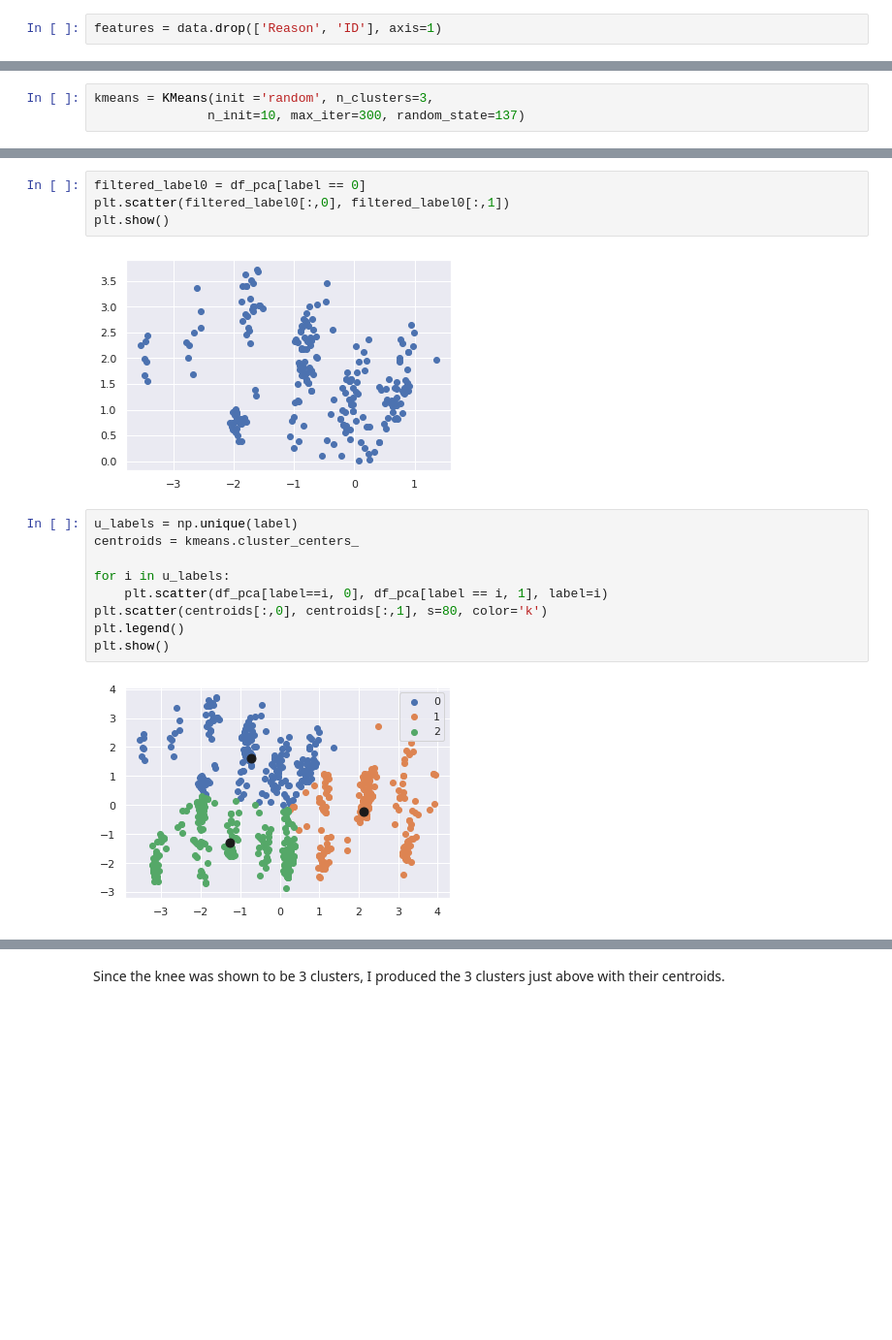
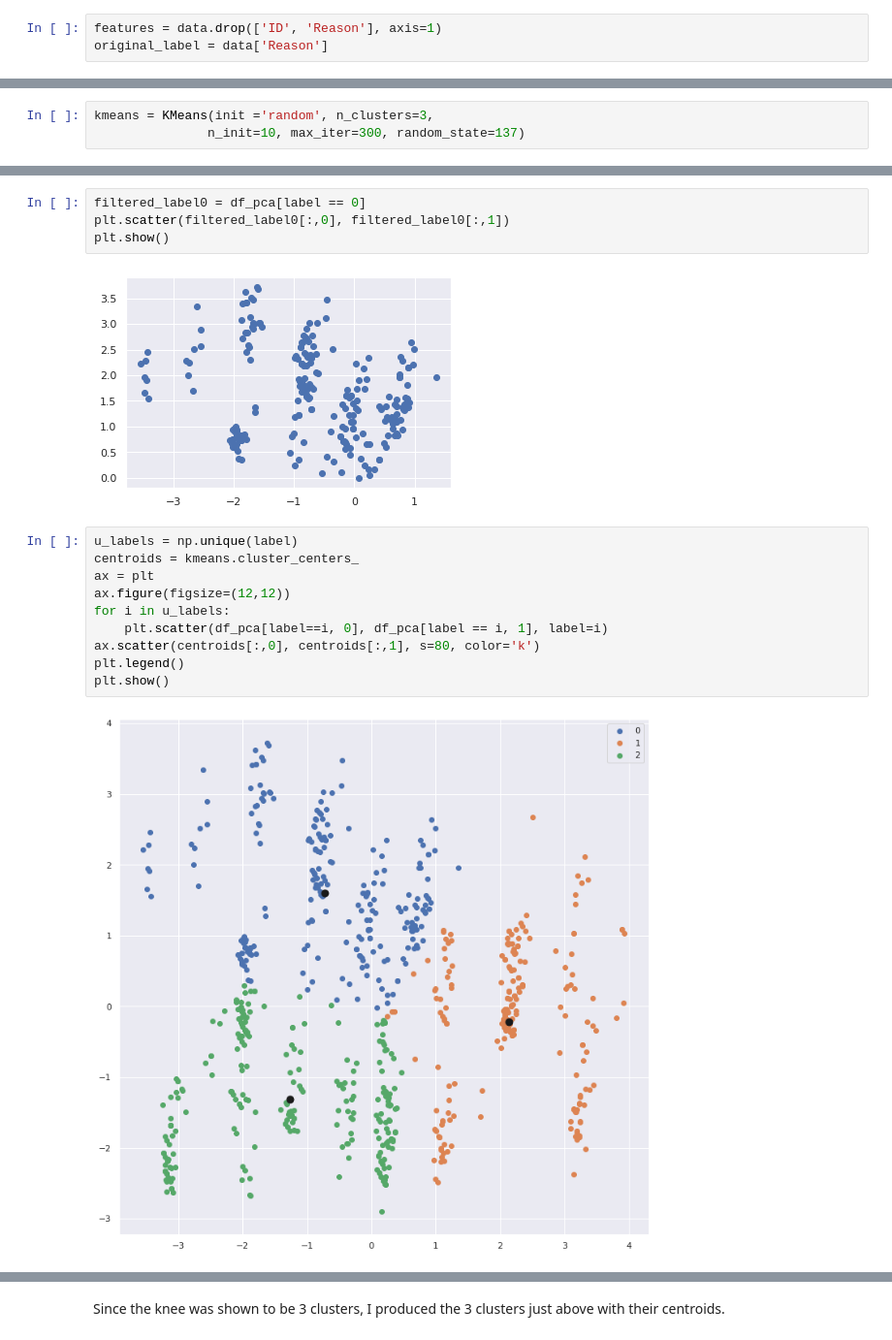
Before and after one commit to TomPMcGuire37/absenteeism, a Jupyter notebook: code_notebook.ipynb, the cells around one changed output, grey strips where cells are left out. Shown: that part at 97% size. Drawn from its saved outputs; the diff is of its cells as text; blank space fills up the shorter version.

```diff
--- a/code_notebook.ipynb
+++ b/code_notebook.ipynb
@@ -211,7 +218,8 @@ from sklearn.cluster import KMeans
 from sklearn.metrics import silhouette_score
 from sklearn.preprocessing import StandardScaler
 # %%
-features = data.drop(['Reason', 'ID'], axis=1)
+features = data.drop(['ID', 'Reason'], axis=1)
+original_label = data['Reason']
 # %%
 scaler = StandardScaler()
 scaled_data = scaler.fit_transform(features)
@@ -286,15 +294,16 @@ filtered_label0 = df_pca[label == 0]
 plt.scatter(filtered_label0[:,0], filtered_label0[:,1])
 plt.show()
 # %% [output]
-[figure, old version]
+[figure, new version]
 # %%
 u_labels = np.unique(label)
 centroids = kmeans.cluster_centers_
-
+ax = plt
+ax.figure(figsize=(12,12))
 for i in u_labels:
     plt.scatter(df_pca[label==i, 0], df_pca[label == i, 1], label=i)
-plt.scatter(centroids[:,0], centroids[:,1], s=80, color='k')
+ax.scatter(centroids[:,0], centroids[:,1], s=80, color='k')
 plt.legend()
 plt.show()
 # %% [output]
-[figure, old version]
+[figure, new version]
```
Also changed, not shown: parts of 20 cells of this notebook.
